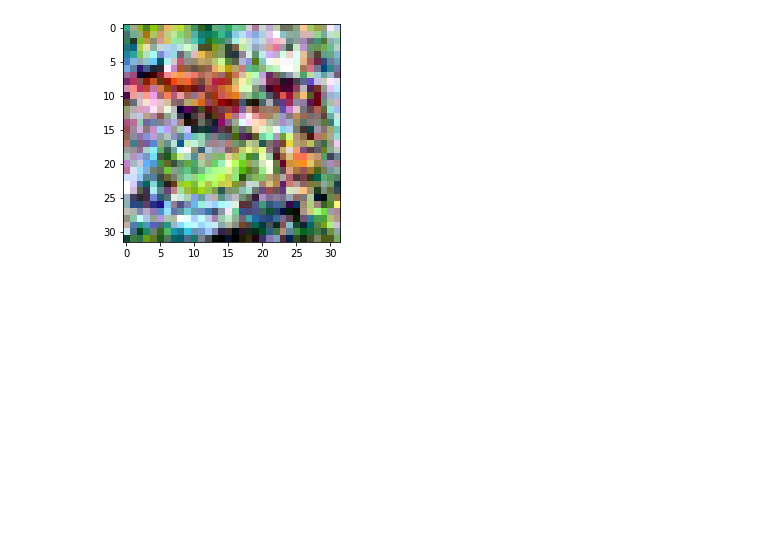
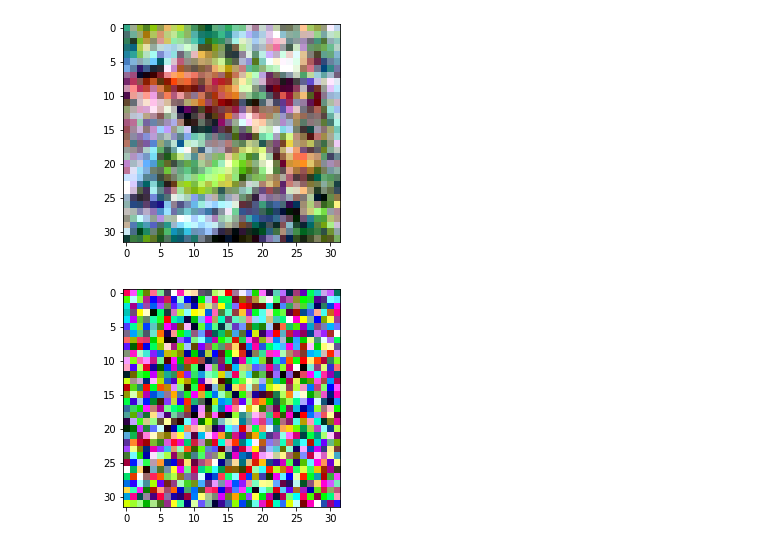
Before and after one commit to isaac0804/DDPM, a Jupyter notebook: visualize.ipynb, the cells around one changed output. Drawn from its saved outputs; the diff is of its cells as text; code cells hidden in the pictures; blank space fills up the shorter version.

```diff
--- a/visualize.ipynb
+++ b/visualize.ipynb
@@ -137,7 +137,7 @@ plot([get_noisy_image(x_start, torch.tensor([t]), betas) for t in [0, 50, 100, 1
 # Sampling from Noise
 # %%
 import torch
-from model import UNet
+from model import UNet, DDPM
 
 model = UNet(
     dim=32, # Image size
@@ -148,10 +148,15 @@ model = UNet(
     with_time_emb=True,
     resnet_block_groups=8,
     use_convnext=True,
-    convnext_mult=2,
+    convnext_mult=2)
+model = DDPM(
+    model=model,
     batch_size=8,
+    image_size=32,
+    channels=3,
     timesteps=200,
-    loss_type="huber")
+    loss_type="huber"
+  )
 # state_dict = torch.load("runs/1656835168-steadfast-nautilus/checkpoints/ep10-ba15620-rank0")
 # state_dict = torch.load("runs/1656841502-spiritual-bee/checkpoints/ep10-ba15620-rank0")
 # state_dict = torch.load("runs/1656843751-crafty-zebu/checkpoints/ep10-ba15620-rank0")
@@ -192,3 +199,25 @@ animate.save('diffusion.gif')
 plt.show()
 # %% [output]
 [figure]
+# %%
+import matplotlib.pyplot as plt
+from matplotlib import animation
+import numpy as np
+
+fig = plt.figure()
+# samples = state.model.sample()
+samples = torch.randn(100, 8, 3, 32, 32)
+ims = []
+
+for i in range(100):
+    im = np.clip(samples[i][0] / 2 + 0.5, 0, 1).permute(1, 2, 0)
+    if im.shape[-1] == 3:
+        im = plt.imshow(im, animated=True)
+    else:
+        im = plt.imshow(im, cmap="gray", animated=True)
+    ims.append([im])
+animate = animation.ArtistAnimation(
+    fig, ims, interval=50, blit=True, repeat_delay=1000)
+animate.save('diffusion.gif')
+# %% [output]
+[figure, added]
```
Also changed, not shown: parts of 1 cell of this notebook, 5 other files.
